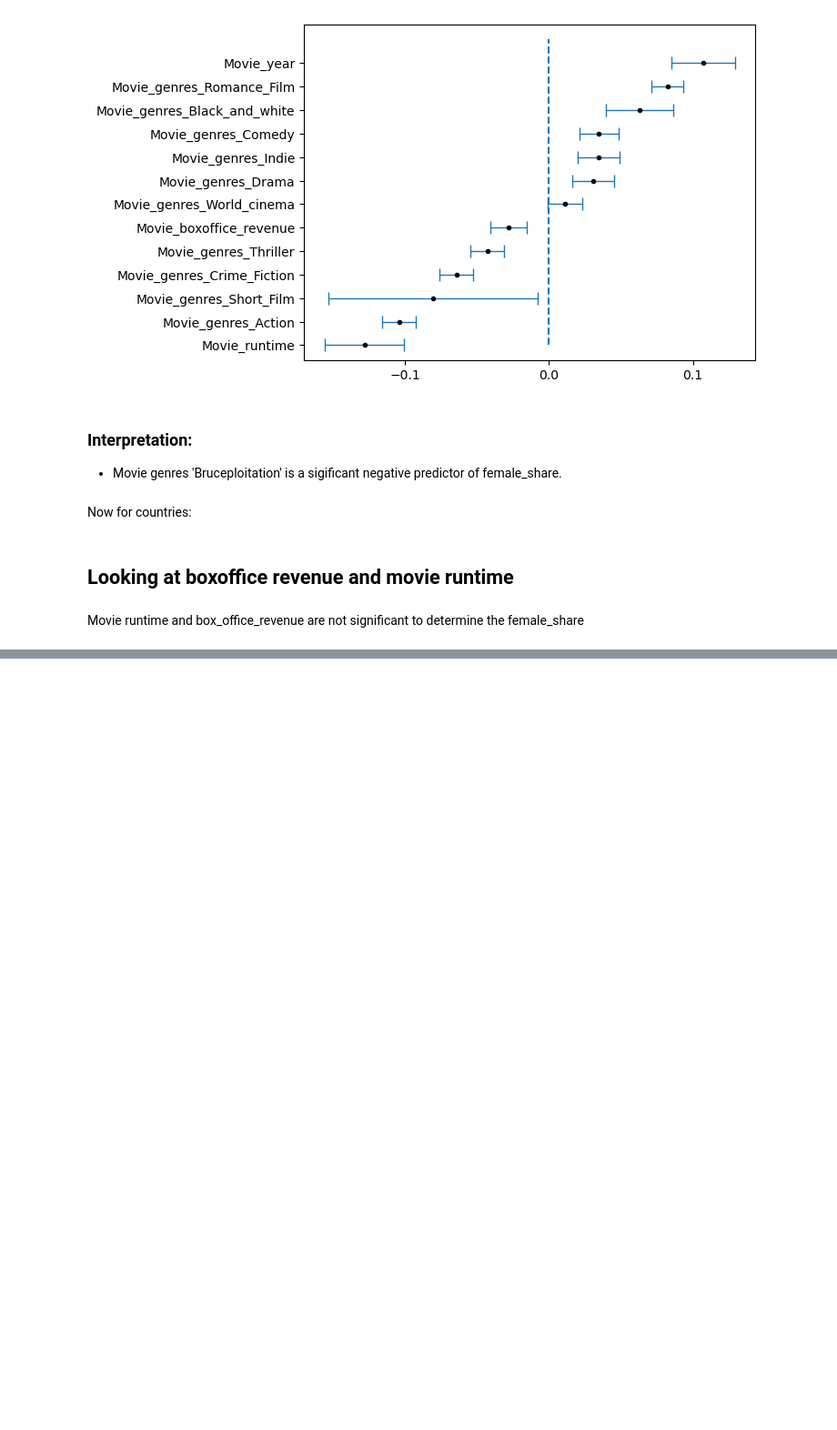
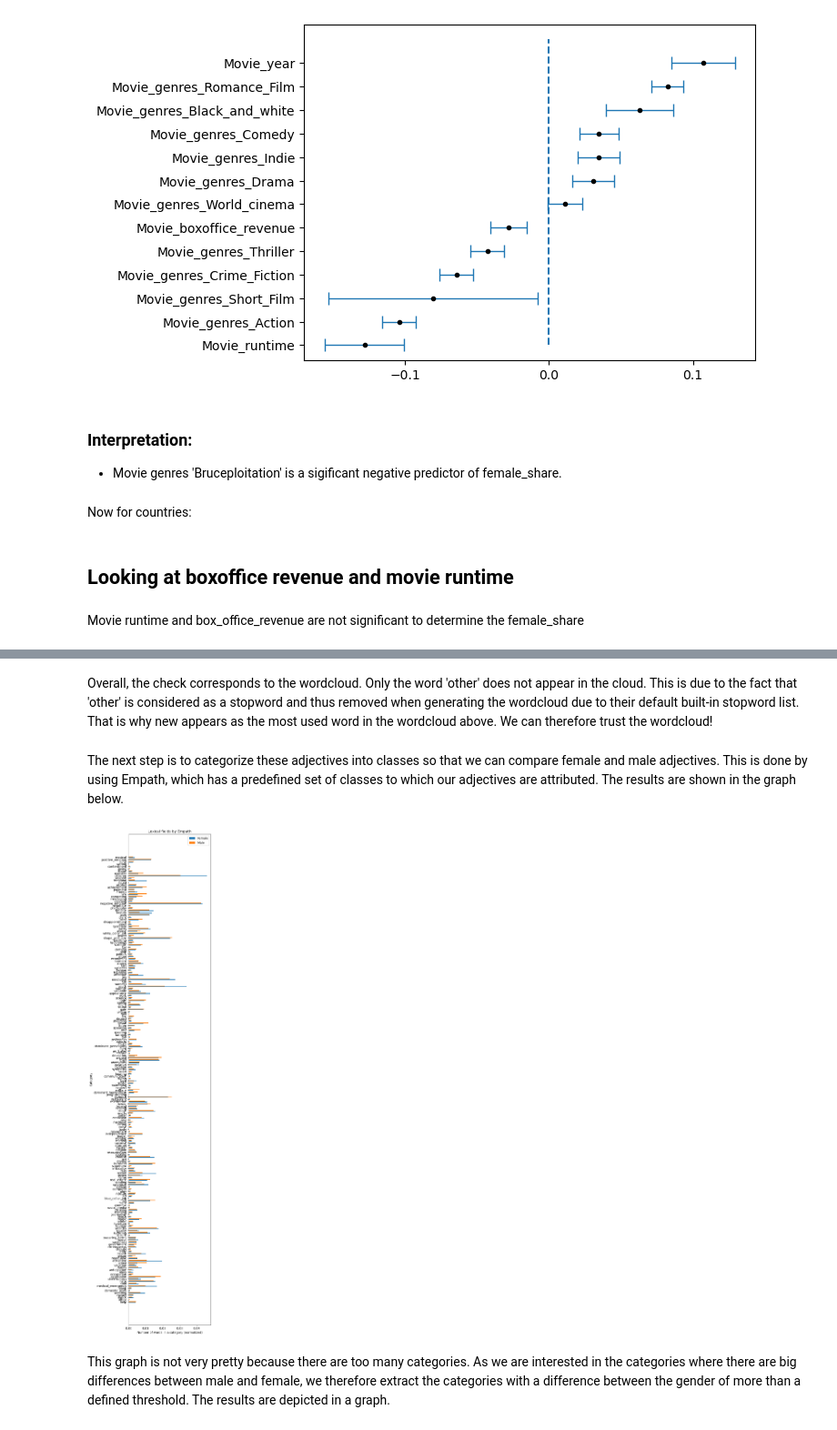
Before and after one commit to epfl-ada/ada-2022-project-silvermafia2022, a Jupyter notebook: project_movies.ipynb, the cells around one changed output, grey strips where cells are left out. Shown at 91% size. Drawn from its saved outputs; the diff is of its cells as text; code cells hidden in the pictures; blank space fills up the shorter version.

```diff
--- a/project_movies.ipynb
+++ b/project_movies.ipynb
@@ -2570,0 +2245,36 @@ Movie runtime and box_office_revenue are not significant to determine the female
+# %% [markdown]
+Overall, the check corresponds to the wordcloud. Only the word 'other' does not appear in the cloud. This is due to the fact that 'other' is considered as a stopword and thus removed when generating the wordcloud due to their default built-in stopword list. That is why new appears as the most used word in the wordcloud above. We can therefore trust the wordcloud!
+# %% [markdown]
+The next step is to categorize these adjectives into classes so that we can compare female and male adjectives. This is done by using Empath, which has a predefined set of classes to which our adjectives are attributed. The results are shown in the graph below.
+# %%
+lexicon = Empath()
+df_category_JJ = []
+df_category_JJ.append(lexicon.analyze(JJ_F_all_list, normalize=True))
+df_category_JJ.append(lexicon.analyze(JJ_M_all_list, normalize=True))
+
+# transform into a dataframe
+df_category_JJ = pd.DataFrame(df_category_JJ, index = ['Female','Male'])
+
+# delete lexical field with 0 for both F and M
+df_category_JJ = df_category_JJ.loc[:, (df_category_JJ != 0).any(axis=0)]
+
+df_category_JJ = df_category_JJ.copy().T
+# %%
+x = np.arange(df_category_JJ.shape[0])  # the label locations
+new_x = [10*i for i in x]
+new_x = np.asanyarray(new_x)
+width = 3  # the width of the bars
+
+fig, ax = plt.subplots(figsize=(6,24))
+rects1 = ax.barh(new_x - width/2, df_category_JJ['Female'], width, align='center', label='Female')
+rects2 = ax.barh(new_x + width/2, df_category_JJ['Male'], width, align='center', label='Male')
+ax.set_ylabel('Category')
+ax.set_xlabel('Number of words in a category (normalized)')
+ax.set_title('Lexical fields by Empath')
+ax.set_yticks(new_x, df_category_JJ.index)
+ax.legend()
+fig.tight_layout()
+# %% [output]
+[figure, added]
+# %% [markdown]
+This graph is not very pretty because there are too many categories. As we are interested in the categories where there are big differences between male and female, we therefore extract the categories with a difference between the gender of more than a defined threshold. The results are depicted in a graph.
```
Also changed, not shown: parts of 108 cells of this notebook.
